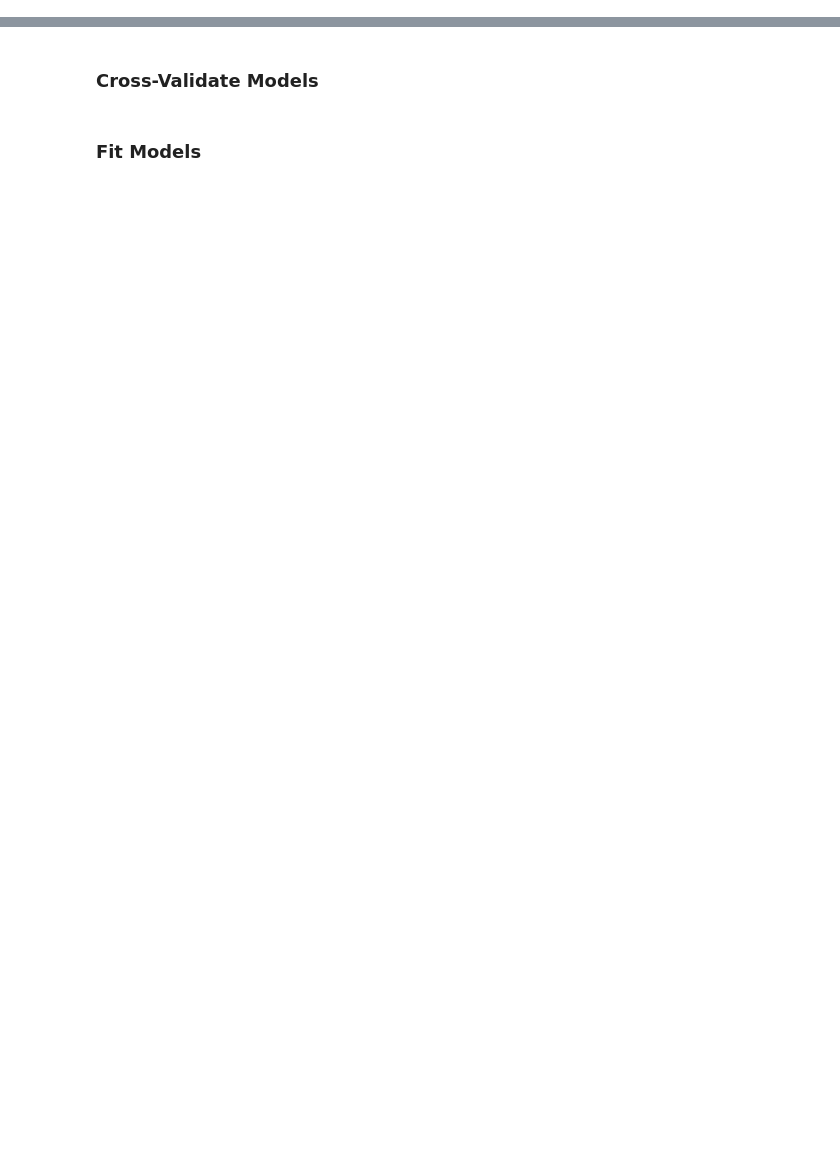
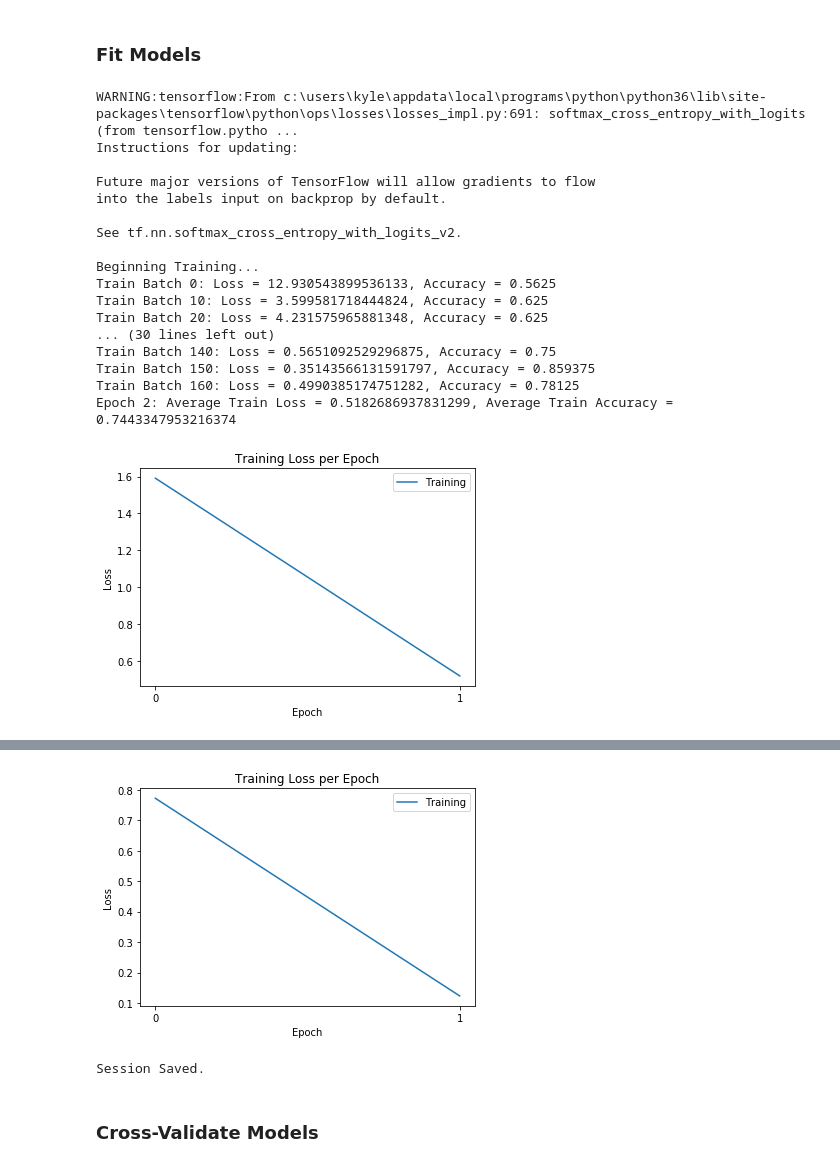
Before and after one commit to lhphanUCI/CS175_RPS_AI, a Jupyter notebook: models-train.ipynb, the cells around one changed output, grey strips where cells are left out. Drawn from its saved outputs; the diff is of its cells as text; code cells hidden in the pictures; blank space fills up the shorter version.

```diff
--- a/models-train.ipynb
+++ b/models-train.ipynb
@@ -12,7 +14,8 @@ import models
 X, Y = loadDataset.loadDataSet('./dataset/imgs/rock_frames', './dataset/imgs/paper_frames',
                                './dataset/imgs/scissor_frames', './dataset/csvs/rock.csv',
                                './dataset/csvs/paper.csv', './dataset/csvs/scissor.csv')
-X = (X.astype(np.float32) - 128) / 128  # Normalize [-1,1]
+X = np.stack([cv2.Canny(X[i], 50, 100) for i in range(X.shape[0])])  # Apply Canny Edge Detection
+X = np.expand_dims(X, 3)  # Make images 3D for tensorflow ops.
 
 X1, Y1 = X, (Y > 0).astype(int)  # 0: None/NA, 1: Rock/Paper/Scissors
 X2, Y2 = X[Y > 0], Y[Y > 0] - 1  # Y is 0-based containing only Rock, Paper, or Scissors.
@@ -52,3 +55,5 @@ def _batches(inputs, batch_size, shuffle=False, allow_smaller_final_batch=False)
         yield [x[order[(i)*batch_size:(i+1)*batch_size]] for x in inputs]
     if allow_smaller_final_batch:
         yield [x[order[int(total_size / batch_size)*batch_size:]] for x in inputs]
+# %% [markdown]
+### Fit Models
@@ -54,0 +147,34 @@ def _batches(inputs, batch_size, shuffle=False, allow_smaller_final_batch=False)
+# %%
+tf.reset_default_graph()
+with tf.Session() as session:
+    input_size = [64, 64, 1]
+    model1 = models.model1(input_size, image_history_length=45)
+    fit1(session, model1, X1, Y1, epochs=2, shuffle=True, verbose=True, print_interval=10)
+    model2 = models.model2(input_size)
+    fit2(session, model2, X2, Y2, epochs=2, shuffle=True, verbose=True, print_interval=10)
+
+    # Save Model
+    # https://www.tensorflow.org/programmers_guide/saved_model
+    save_path = os.path.join(os.getcwd(), "savedmodels\\both\\models.ckpt")
+    saver = tf.train.Saver()
+    saver.save(session, save_path)
+    print("Session Saved.")
+# %% [output]
+WARNING:tensorflow:From c:\users\kyle\appdata\local\programs\python\python36\lib\site-packages\tensorflow\python\ops\losses\losses_impl.py:691: softmax_cross_entropy_with_logits (from tensorflow.pytho ...
+Instructions for updating:
+
+Future major versions of TensorFlow will allow gradients to flow
+into the labels input on backprop by default.
+
+See tf.nn.softmax_cross_entropy_with_logits_v2.
+
+Beginning Training...
+Train Batch 0: Loss = 12.930543899536133, Accuracy = 0.5625
+Train Batch 10: Loss = 3.599581718444824, Accuracy = 0.625
+Train Batch 20: Loss = 4.231575965881348, Accuracy = 0.625
+... (30 lines left out)
+Train Batch 140: Loss = 0.5651092529296875, Accuracy = 0.75
+Train Batch 150: Loss = 0.35143566131591797, Accuracy = 0.859375
+Train Batch 160: Loss = 0.4990385174751282, Accuracy = 0.78125
+Epoch 2: Average Train Loss = 0.5182686937831299, Average Train Accuracy = 0.7443347953216374
+[figure, added]
@@ -55,3 +199,5 @@ def _batches(inputs, batch_size, shuffle=False, allow_smaller_final_batch=False)
+[figure, added]
+Session Saved.
 # %% [markdown]
 ### Cross-Validate Models
 # %%
@@ -203,5 +349,3 @@ with tf.Session() as session:
     image_shape = X2.shape[1:]
     mode2 = models.model2(image_shape)
     cross_validation2(model2, session, X2, Y2, epochs=5, shuffle=True, print_interval=10)
-# %% [markdown]
-### Fit Models
```
Also changed, not shown: parts of 5 cells of this notebook, 7 other files.
